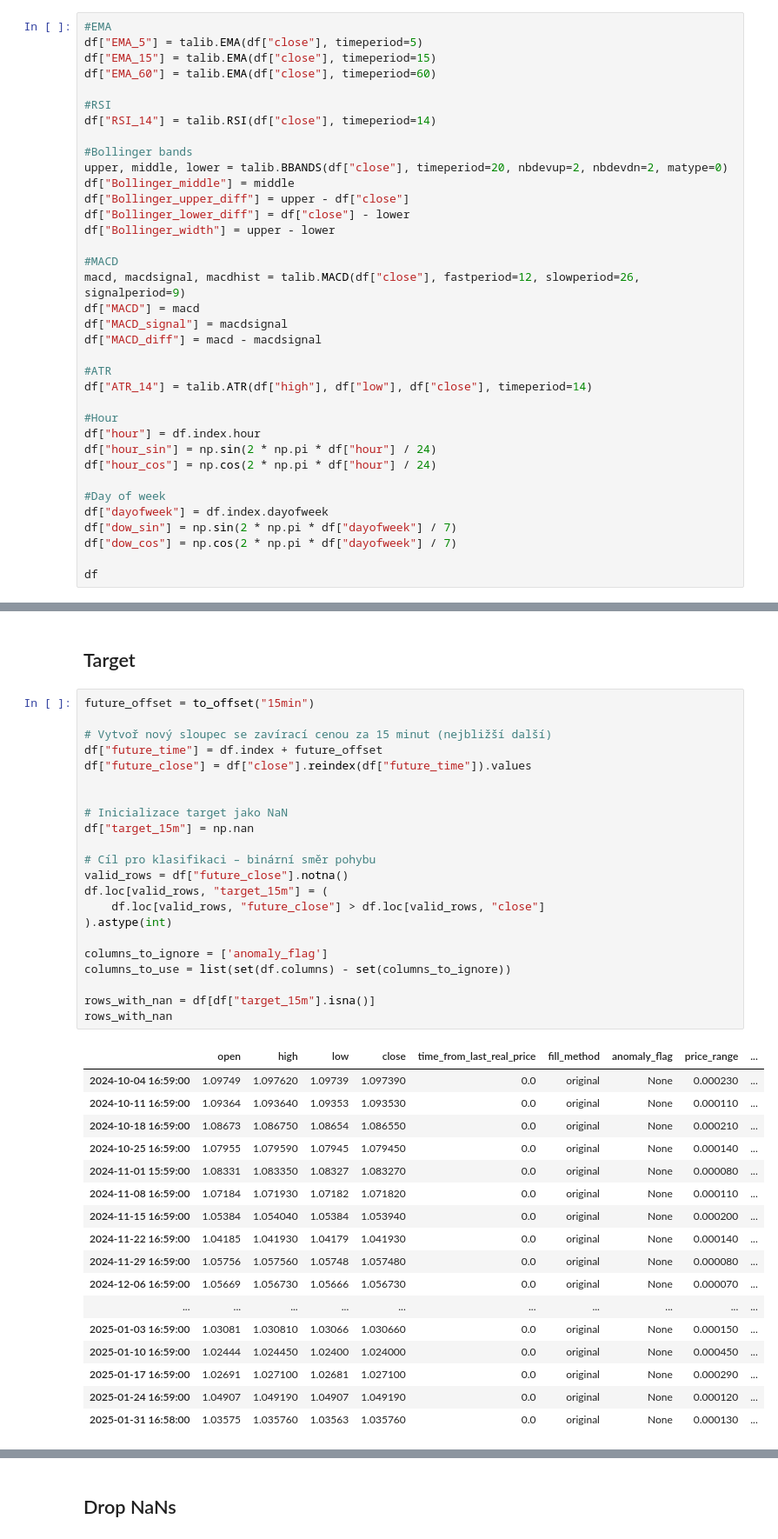
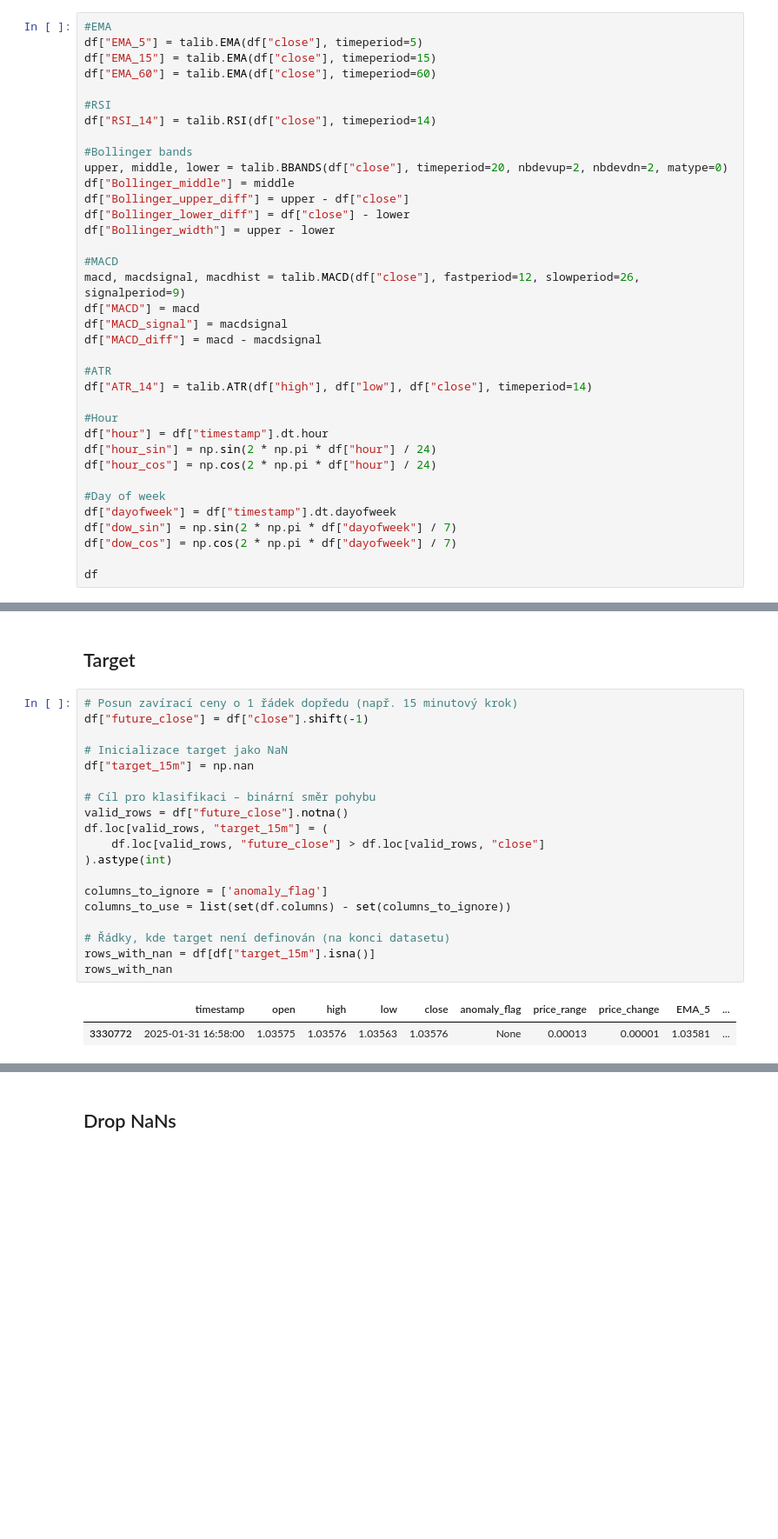
Before and after one commit to polakro1/VI-projekt, a Jupyter notebook: Untitled-1 copy.ipynb, the cells around one changed output, grey strips where cells are left out. Shown at 87% size. Drawn from its saved outputs; the diff is of its cells as text; blank space fills up the shorter version.

```diff
--- a/Untitled-1 copy.ipynb
+++ b/Untitled-1 copy.ipynb
@@ -176,12 +162,12 @@ df["MACD_diff"] = macd - macdsignal
 df["ATR_14"] = talib.ATR(df["high"], df["low"], df["close"], timeperiod=14)
 
 #Hour
-df["hour"] = df.index.hour
+df["hour"] = df["timestamp"].dt.hour
 df["hour_sin"] = np.sin(2 * np.pi * df["hour"] / 24)
 df["hour_cos"] = np.cos(2 * np.pi * df["hour"] / 24)
 
 #Day of week
-df["dayofweek"] = df.index.dayofweek
+df["dayofweek"] = df["timestamp"].dt.dayofweek
 df["dow_sin"] = np.sin(2 * np.pi * df["dayofweek"] / 7)
 df["dow_cos"] = np.cos(2 * np.pi * df["dayofweek"] / 7)
 
@@ -203,42 +189,24 @@ df
 # %% [markdown]
 ## Target
 # %%
-future_offset = to_offset("15min")
-
-# Vytvoř nový sloupec se zavírací cenou za 15 minut (nejbližší další)
-df["future_time"] = df.index + future_offset
-df["future_close"] = df["close"].reindex(df["future_time"]).values
-
+# Posun zavírací ceny o 1 řádek dopředu (např. 15 minutový krok)
+df["future_close"] = df["close"].shift(-1)
 
 # Inicializace target jako NaN
 df["target_15m"] = np.nan
 
 # Cíl pro klasifikaci – binární směr pohybu
 valid_rows = df["future_close"].notna()
 df.loc[valid_rows, "target_15m"] = (
     df.loc[valid_rows, "future_close"] > df.loc[valid_rows, "close"]
 ).astype(int)
 
 columns_to_ignore = ['anomaly_flag']
 columns_to_use = list(set(df.columns) - set(columns_to_ignore))
 
+# Řádky, kde target není definován (na konci datasetu)
 rows_with_nan = df[df["target_15m"].isna()]
 rows_with_nan
 # %% [output]
-|  | open | high | low | close | time_from_last_real_price | fill_method | anomaly_flag | price_range | ... |
-| 2024-10-04 16:59:00 | 1.09749 | 1.097620 | 1.09739 | 1.097390 | 0.0 | original | None | 0.000230 | ... |
-| 2024-10-11 16:59:00 | 1.09364 | 1.093640 | 1.09353 | 1.093530 | 0.0 | original | None | 0.000110 | ... |
-| 2024-10-18 16:59:00 | 1.08673 | 1.086750 | 1.08654 | 1.086550 | 0.0 | original | None | 0.000210 | ... |
-| 2024-10-25 16:59:00 | 1.07955 | 1.079590 | 1.07945 | 1.079450 | 0.0 | original | None | 0.000140 | ... |
-| 2024-11-01 15:59:00 | 1.08331 | 1.083350 | 1.08327 | 1.083270 | 0.0 | original | None | 0.000080 | ... |
-| 2024-11-08 16:59:00 | 1.07184 | 1.071930 | 1.07182 | 1.071820 | 0.0 | original | None | 0.000110 | ... |
-| 2024-11-15 16:59:00 | 1.05384 | 1.054040 | 1.05384 | 1.053940 | 0.0 | original | None | 0.000200 | ... |
-| 2024-11-22 16:59:00 | 1.04185 | 1.041930 | 1.04179 | 1.041930 | 0.0 | original | None | 0.000140 | ... |
-| 2024-11-29 16:59:00 | 1.05756 | 1.057560 | 1.05748 | 1.057480 | 0.0 | original | None | 0.000080 | ... |
-| 2024-12-06 16:59:00 | 1.05669 | 1.056730 | 1.05666 | 1.056730 | 0.0 | original | None | 0.000070 | ... |
-| ... | ... | ... | ... | ... | ... | ... | ... | ... | ... |
-| 2025-01-03 16:59:00 | 1.03081 | 1.030810 | 1.03066 | 1.030660 | 0.0 | original | None | 0.000150 | ... |
-| 2025-01-10 16:59:00 | 1.02444 | 1.024450 | 1.02400 | 1.024000 | 0.0 | original | None | 0.000450 | ... |
-| 2025-01-17 16:59:00 | 1.02691 | 1.027100 | 1.02681 | 1.027100 | 0.0 | original | None | 0.000290 | ... |
-| 2025-01-24 16:59:00 | 1.04907 | 1.049190 | 1.04907 | 1.049190 | 0.0 | original | None | 0.000120 | ... |
-| 2025-01-31 16:58:00 | 1.03575 | 1.035760 | 1.03563 | 1.035760 | 0.0 | original | None | 0.000130 | ... |
+|  | timestamp | open | high | low | close | anomaly_flag | price_range | price_change | EMA_5 | ... |
+| 3330772 | 2025-01-31 16:58:00 | 1.03575 | 1.03576 | 1.03563 | 1.03576 | None | 0.00013 | 0.00001 | 1.03581 | ... |
```
Also changed, not shown: parts of 11 cells of this notebook.
